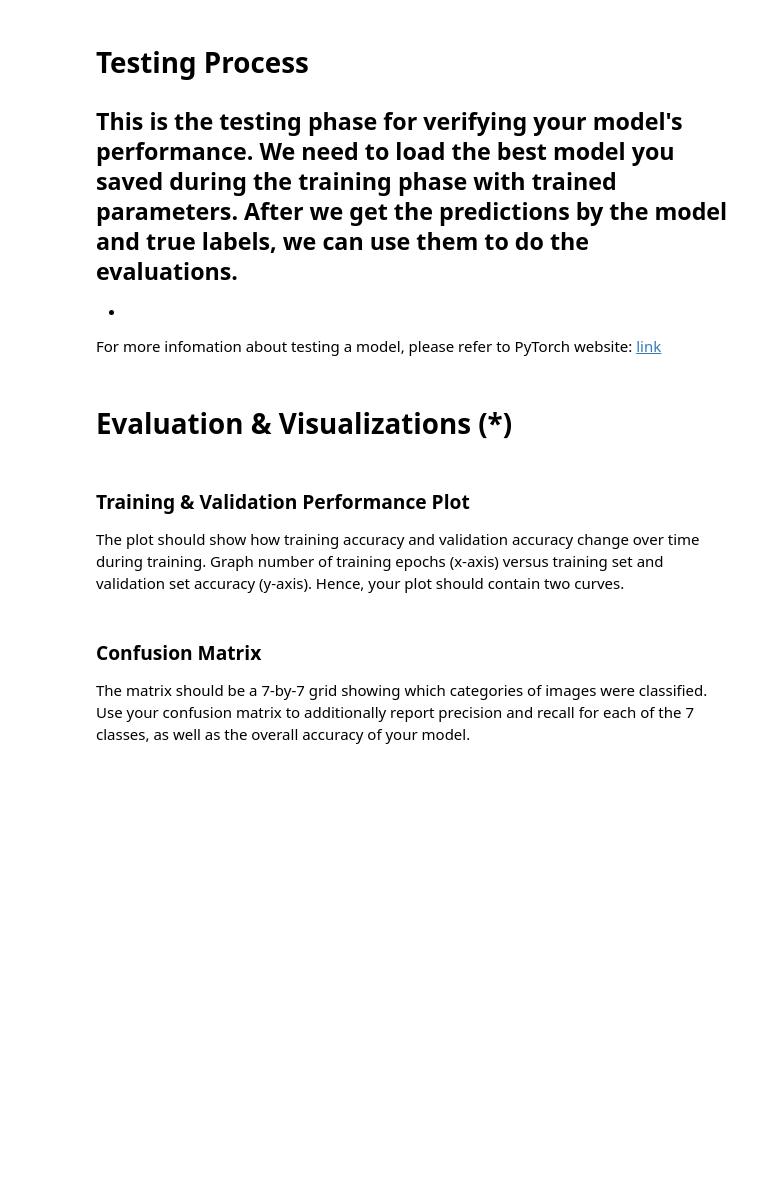
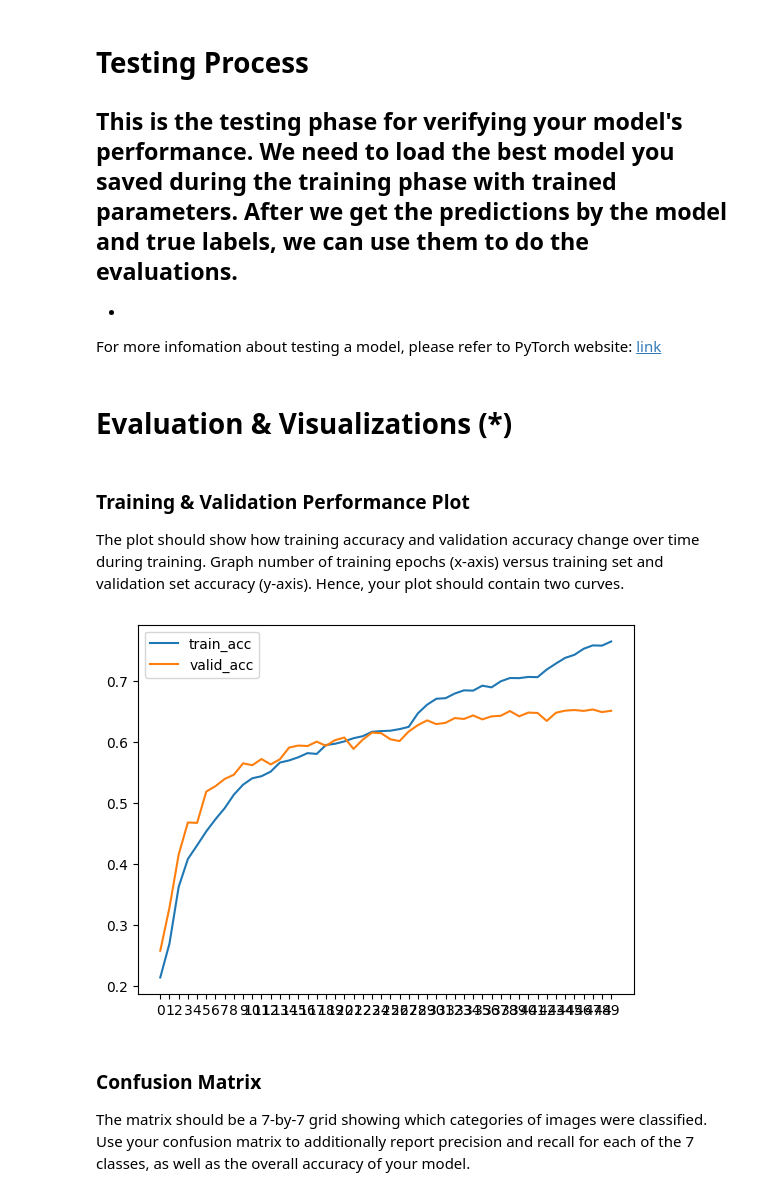
Before and after one commit to connor-jason/Lasker-morris, a Jupyter notebook: Machine_Learning_C25-7.ipynb, the cells around one changed output. Saved outputs shown, nothing was run; the diff lists cells and outputs as text; code cells hidden in the pictures; blank space fills up the shorter version.

```diff
--- a/Machine_Learning_C25-7.ipynb
+++ b/Machine_Learning_C25-7.ipynb
@@ -101,7 +101,6 @@ test_transforms = transforms.Compose([
     transforms.ToTensor(),
     # If you use normalization for the train_data, also need to normalize the test_data
     transforms.Normalize(mean=[0.5], std=[0.5])
-
 ])
 
 
@@ -113,10 +112,9 @@ train_transforms = transforms.Compose([
     # You may need to try different image sizes to find the size fits your model best
     transforms.Resize((128, 128)),
     transforms.RandomHorizontalFlip(p=0.5),
-    transforms.RandomRotation(5),
-    transforms.ColorJitter(brightness=0.1, contrast=0.1, saturation=0.1, hue=0.05),
-    transforms.RandomAffine(degrees=7, translate=(0.1, 0.05), scale=(0.8, 1.1), shear=5),
-    transforms.RandomResizedCrop(128, scale=(0.8, 1.0), ratio=(0.8, 1.2)),
+    transforms.RandomRotation(10),
+    transforms.ColorJitter(brightness=0.1, contrast=0.1),
+    transforms.RandomResizedCrop(128, scale=(0.9, 1.0), ratio=(0.9, 1.1)),
 
     # ToTensor() should be the last one of the transforms
     transforms.ToTensor(),
@@ -226,14 +229,14 @@ model = Classifier().to(device)
 batch_size = 32
 
 # The number of training epochs
-n_epochs = 25
+n_epochs = 50
 
 # Set up the criterion, we usually use cross-entropy as the measurement of classification performance
 criterion = nn.CrossEntropyLoss()
 
 # Initialize optimizer, you can try different hyperparameters or different types of optimizer
-optimizer = torch.optim.Adam(model.parameters(), lr=0.0008, weight_decay=5e-4)
-scheduler = torch.optim.lr_scheduler.ReduceLROnPlateau(optimizer, mode='min', factor=0.7, patience=2)
+optimizer = torch.optim.Adam(model.parameters(), lr=0.001, weight_decay=1e-4)
+scheduler = torch.optim.lr_scheduler.ReduceLROnPlateau(optimizer, mode='min', factor=0.5, patience=3, min_lr=1e-6)
 # %% [output]
 cuda
 # %% [markdown]
@@ -303,6 +306,8 @@ For more infomation about training a model, please refer to PyTorch website: [li
 # %%
 # Record the best validation acc to save the best model
 best_acc = 0
+train_epoch_accs = []
+valid_epoch_accs = []
 
 for epoch in range(n_epochs):
 
@@ -349,6 +354,7 @@ for epoch in range(n_epochs):
 
     # Print the information.
     print(f"[ Train | {epoch + 1:03d}/{n_epochs:03d} ] loss = {train_loss:.5f}, acc = {train_acc:.5f}")
+    train_epoch_accs.append(train_acc)
 
     # ---------- Validation ----------
     # Make sure the model is in eval mode so that some modules like dropout are disabled and work normally.
@@ -388,6 +394,7 @@ for epoch in range(n_epochs):
 
     # Print the information.
     print(f"[ Valid | {epoch + 1:03d}/{n_epochs:03d} ] loss = {valid_loss:.5f}, acc = {valid_acc:.5f}")
+    valid_epoch_accs.append(valid_acc)
 
 
     # save models
@@ -484,3 +488,21 @@ The plot should show how training accuracy and validation accuracy change over t
+# %%
+## Training & Validation Performance Plot
+# The plot should show how training accuracy and validation accuracy change over time during training.
+# Graph number of training epochs (x-axis) versus training set and validation set accuracy (y-axis).
+# Hence, your plot should contain two curves.
+
+# Convert the list of tensors to list of numpy arrays
+train_epoch_accs_np = list(map(lambda x: x.cpu().numpy(), train_epoch_accs))
+valid_epoch_accs_np = list(map(lambda x: x.cpu().numpy(), valid_epoch_accs))
+
+# Plot the graph
+plt.plot(train_epoch_accs_np, label='train_acc')
+plt.plot(valid_epoch_accs_np, label='valid_acc')
+plt.xticks(range(len(train_epoch_accs_np)))
+plt.legend()
+plt.show()
+# %% [output]
+[figure, added]
 # %% [markdown]
 ### Confusion Matrix
 The matrix should be a 7-by-7 grid showing which categories of images were classified. Use your confusion matrix to additionally report precision and recall for each of the 7 classes, as well as the overall accuracy of your model.
```
Also changed, not shown: parts of 6 cells of this notebook, 1 other file.
